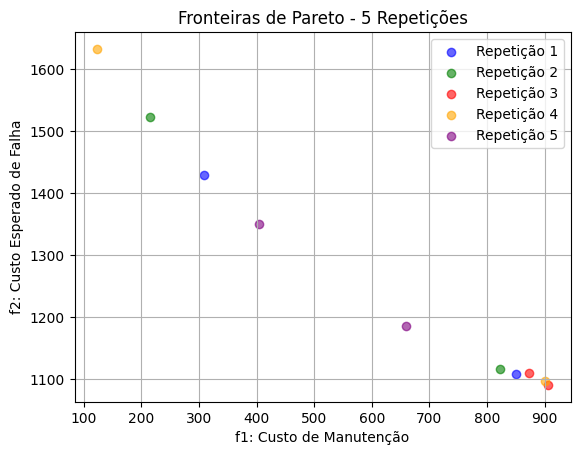
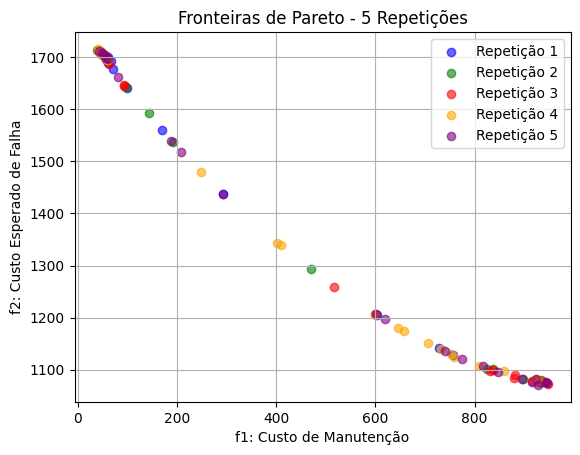
The change to this notebook cell's code, shown as a diff; its figure went from the first image to the second:
--- before
+++ after
@@ -4,4 +4,5 @@
 import concurrent.futures
 from multiprocessing import cpu_count
+import time
 
 
@@ -60,7 +61,9 @@
     vizinhancas = [move, double_move, block_change]
     args = (equipDB, MPDB, Pij)
+    seed = int(time.time_ns() % (2**32))
+    np.random.seed(seed)
     W_local = random.uniform(0, 1)
     obj_func = make_objf_Pw(W_local)
-    resultado = GVNS(obj_func, gerar_solucao_inicial, vizinhancas, busca_local, *args, max_iter=300, return_curve=True)
+    resultado = GVNS(obj_func, gerar_solucao_inicial, vizinhancas, busca_local, *args, max_iter=600, return_curve=True)
     return resultado, W_local  # Retorna a solução e o W utilizado
 
@@ -88,5 +91,5 @@
 
 # Número de iterações a ser executado (por exemplo, 32 iterações)
-it = 2 #intancias paraletas
+it = 20 #intancias paraletas
 repeticoes = 5
 
@@ -145,5 +148,5 @@
         plt.scatter(fronteira[:, 0], fronteira[:, 1], label=f"Repetição {i+1}", alpha=0.6, color=cores[i % len(cores)])
 
-    plt.title("Fronteiras de Pareto - 5 Repetições")
+    #plt.title("Fronteiras de Pareto - 5 Repetições")
     plt.xlabel("f1: Custo de Manutenção")
     plt.ylabel("f2: Custo Esperado de Falha")

Commit: fronteira pareto